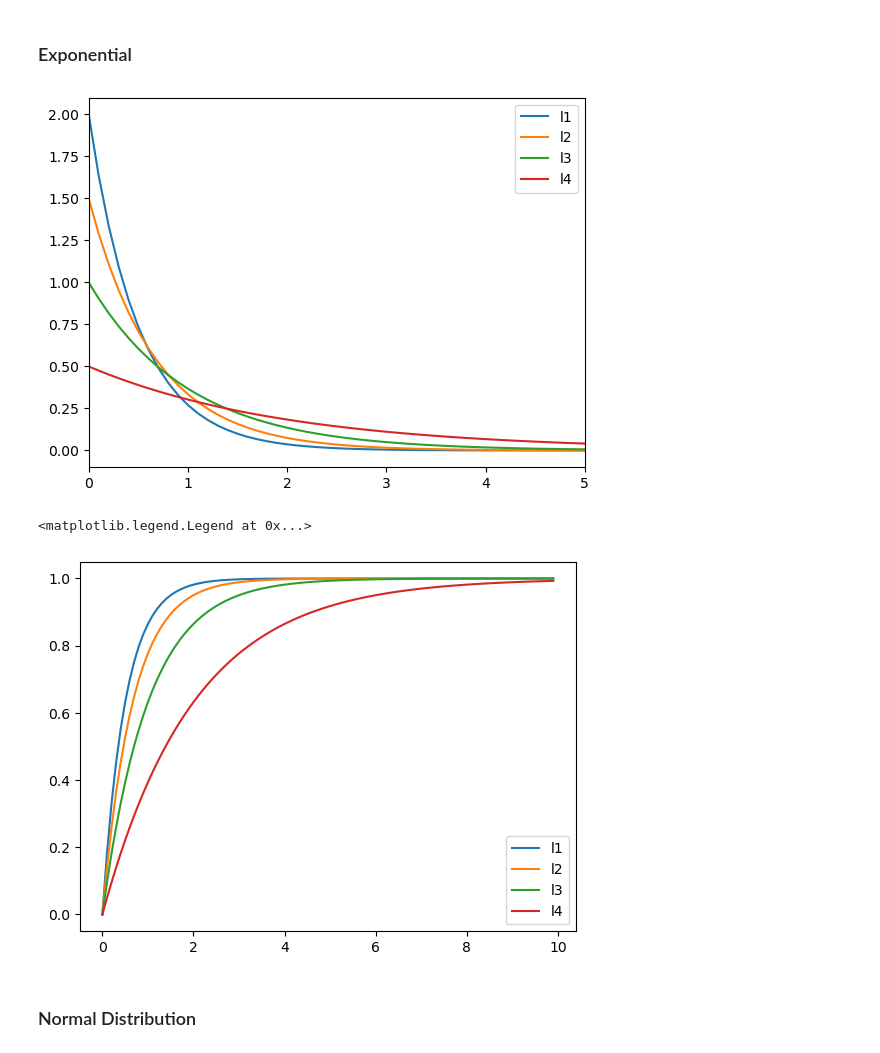
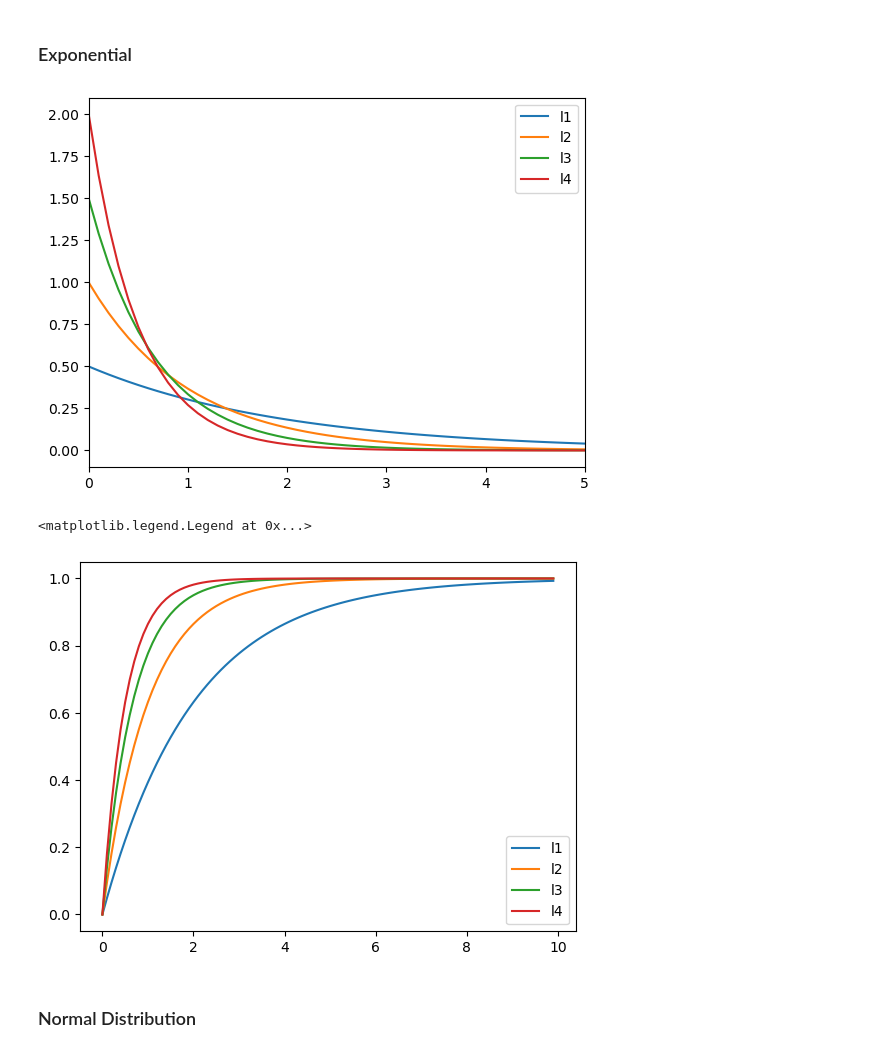
Before and after one commit to satyanistha05/DSW2, a Jupyter notebook: PROBABILITY AND STATISTICS.ipynb, the cells around one changed output. Cells and saved outputs as stored; diff of their text form; code cells hidden in the pictures.

```diff
--- a/PROBABILITY AND STATISTICS.ipynb
+++ b/PROBABILITY AND STATISTICS.ipynb
@@ -47,10 +47,10 @@ def exp_pdf(x,l):
     else:
         return 0
 x=[i/10 for i in range(0,100)]
-y1=[exp_pdf(i,l=2) for i in x]
-y2=[exp_pdf(i,l=1.5) for i in x]
-y3=[exp_pdf(i,l=1) for i in x]
-y4=[exp_pdf(i,l=0.5) for i in x]
+y1=[exp_pdf(i,l=0.5) for i in x]
+y2=[exp_pdf(i,l=1) for i in x]
+y3=[exp_pdf(i,l=1.5) for i in x]
+y4=[exp_pdf(i,l=2) for i in x]
 plt.plot(x,y1,label="l1")
 plt.plot(x,y2,label="l2")
 plt.plot(x,y3,label="l3")
@@ -59,27 +59,27 @@ plt.legend()
 plt.xlim(0,5)
 plt.savefig("Exponential")
 # %% [output]
-[figure, old version]
+[figure, new version]
 # %%
 import math as m
 def exp_cdf(x,l):
     if x>=0:
         return 1-m.exp(-l*x)
     else:
         return 0
 x=[i/10 for i in range(0,100)]
-y1=[exp_cdf(i,l=2) for i in x]
-y2=[exp_cdf(i,l=1.5) for i in x]
-y3=[exp_cdf(i,l=1) for i in x]
-y4=[exp_cdf(i,l=0.5) for i in x]
+y1=[exp_cdf(i,l=0.5) for i in x]
+y2=[exp_cdf(i,l=1) for i in x]
+y3=[exp_cdf(i,l=1.5) for i in x]
+y4=[exp_cdf(i,l=2) for i in x]
 plt.plot(x,y1,label="l1")
 plt.plot(x,y2,label="l2")
 plt.plot(x,y3,label="l3")
 plt.plot(x,y4,label="l4")
 plt.legend()
 # %% [output]
 <matplotlib.legend.Legend at 0x...>
-[figure, old version]
+[figure, new version]
 # %% [markdown]
 ### Normal Distribution
 # %%
```
Also changed, not shown: 7 other files.
